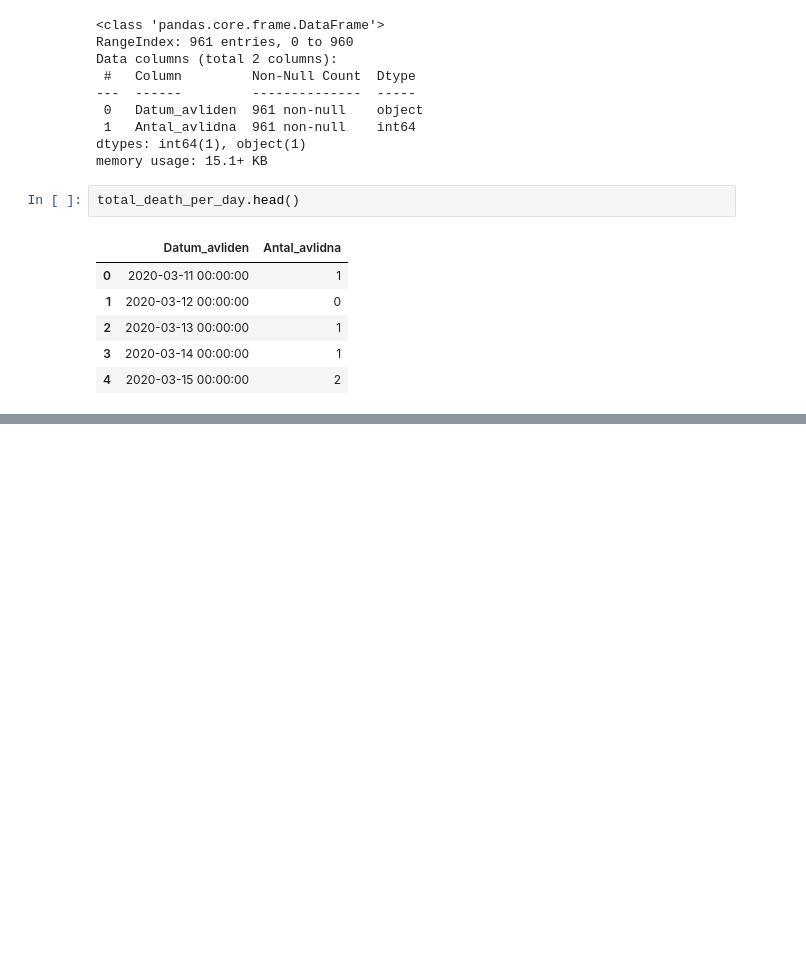
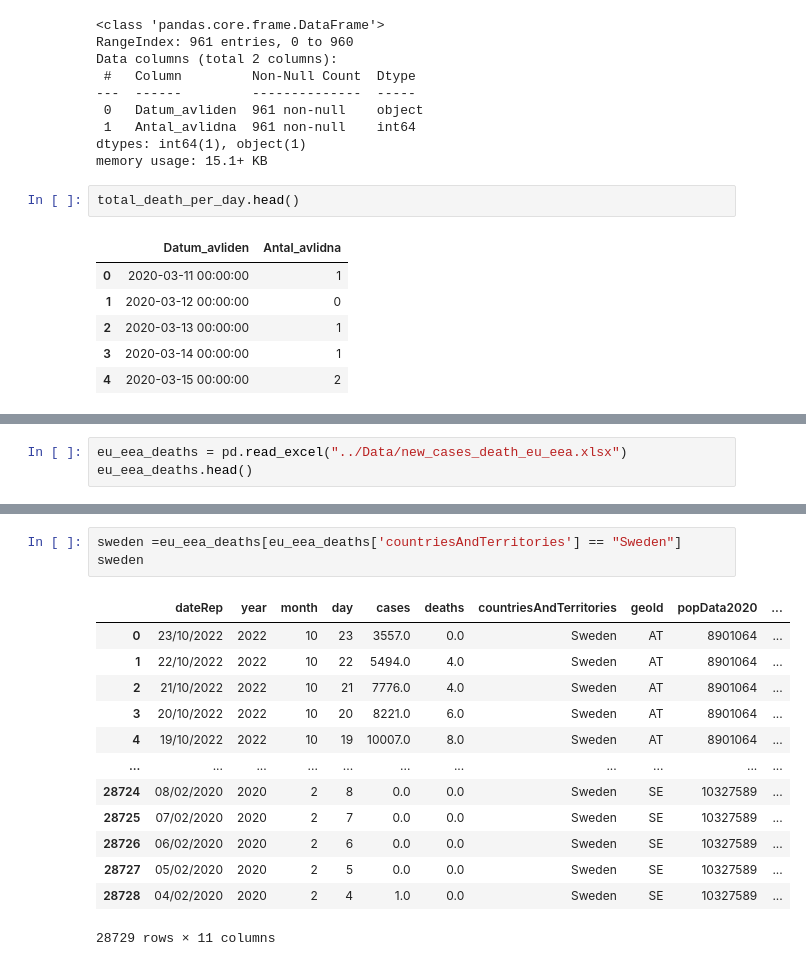
Before and after one commit to CyrilleKolle/Labb_databehandling, a Jupyter notebook: Code/data_exploration.ipynb, the cells around one changed output, grey strips where cells are left out. Drawn from its saved outputs; the diff is of its cells as text; blank space fills up the shorter version.

```diff
--- a/Code/data_exploration.ipynb
+++ b/Code/data_exploration.ipynb
@@ -260,0 +355,3 @@ total_death_per_day.head()
+# %%
+eu_eea_deaths = pd.read_excel("../Data/new_cases_death_eu_eea.xlsx")
+eu_eea_deaths.head()
@@ -260,0 +412,17 @@ total_death_per_day.head()
+# %%
+sweden =eu_eea_deaths[eu_eea_deaths['countriesAndTerritories'] == "Sweden"]
+sweden
+# %% [output]
+|  | dateRep | year | month | day | cases | deaths | countriesAndTerritories | geoId | popData2020 | ... |
+| 0 | 23/10/2022 | 2022 | 10 | 23 | 3557.0 | 0.0 | Sweden | AT | 8901064 | ... |
+| 1 | 22/10/2022 | 2022 | 10 | 22 | 5494.0 | 4.0 | Sweden | AT | 8901064 | ... |
+| 2 | 21/10/2022 | 2022 | 10 | 21 | 7776.0 | 4.0 | Sweden | AT | 8901064 | ... |
+| 3 | 20/10/2022 | 2022 | 10 | 20 | 8221.0 | 6.0 | Sweden | AT | 8901064 | ... |
+| 4 | 19/10/2022 | 2022 | 10 | 19 | 10007.0 | 8.0 | Sweden | AT | 8901064 | ... |
+| ... | ... | ... | ... | ... | ... | ... | ... | ... | ... | ... |
+| 28724 | 08/02/2020 | 2020 | 2 | 8 | 0.0 | 0.0 | Sweden | SE | 10327589 | ... |
+| 28725 | 07/02/2020 | 2020 | 2 | 7 | 0.0 | 0.0 | Sweden | SE | 10327589 | ... |
+| 28726 | 06/02/2020 | 2020 | 2 | 6 | 0.0 | 0.0 | Sweden | SE | 10327589 | ... |
+| 28727 | 05/02/2020 | 2020 | 2 | 5 | 0.0 | 0.0 | Sweden | SE | 10327589 | ... |
+| 28728 | 04/02/2020 | 2020 | 2 | 4 | 1.0 | 0.0 | Sweden | SE | 10327589 | ... |
+28729 rows × 11 columns
```
Also changed, not shown: parts of 18 cells of this notebook.
